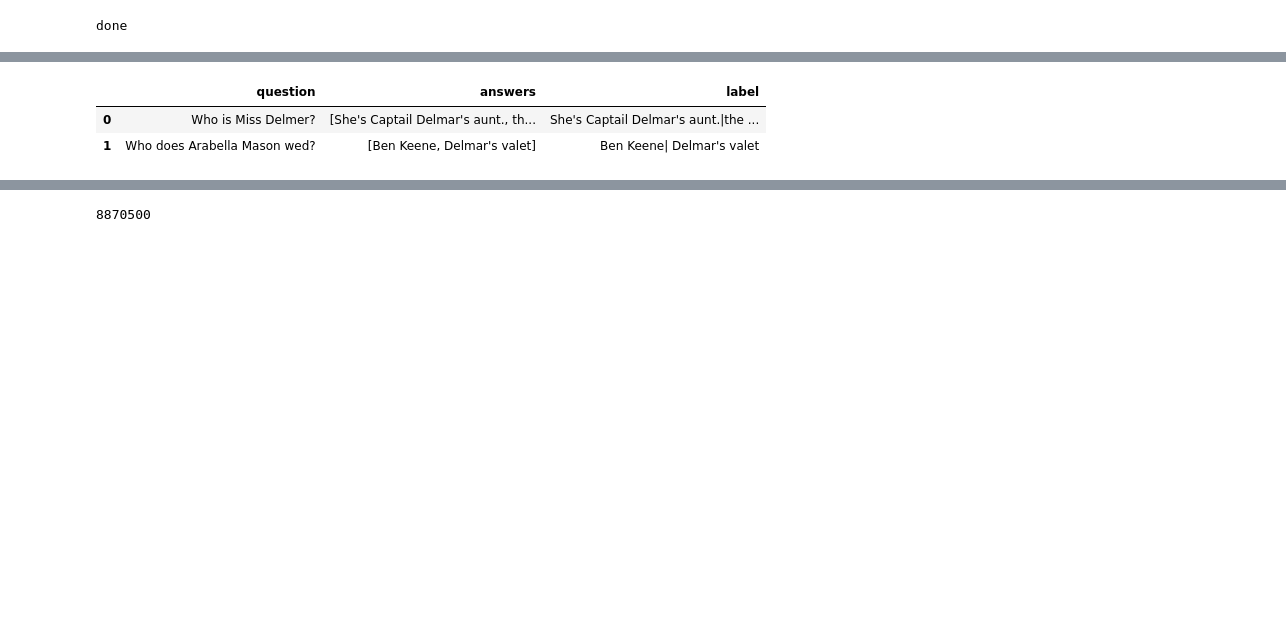
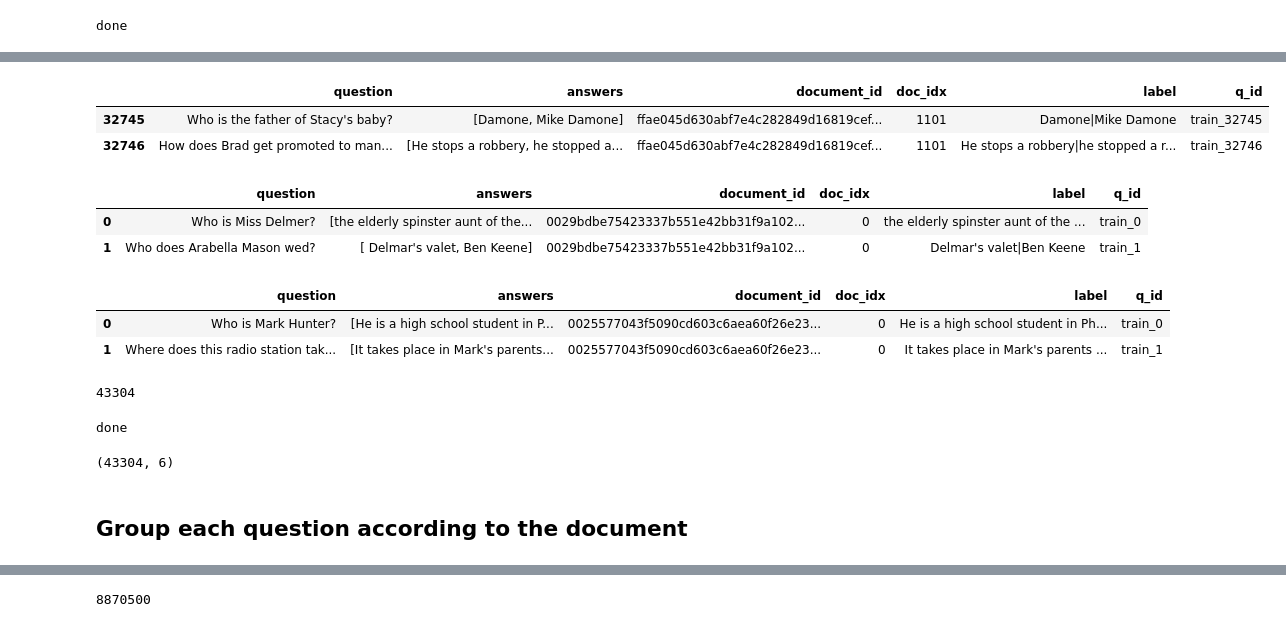
Before and after one commit to sam234990/ArchRAG, a Jupyter notebook: dataset/narrativeqa/process_dataset.ipynb, the cells around one changed output, grey strips where cells are left out. Saved outputs shown, nothing was run; the diff lists cells and outputs as text; code cells hidden in the pictures; blank space fills up the shorter version.

```diff
--- a/dataset/narrativeqa/process_dataset.ipynb
+++ b/dataset/narrativeqa/process_dataset.ipynb
@@ -199,6 +287,9 @@ print("done")
 done
 # %%
 import pandas as pd
+
+
+
 def get_qa(split_col):
     qa_list = []
     for data in tqdm(dataset[split_col], total=len(dataset[split_col])):
@@ -210,8 +301,12 @@ def get_qa(split_col):
             ans_list.extend(text)
         ans_list = list(set(ans_list))
         question_str = data["question"]["text"]
-        qa_list.append({"question": question_str, "answers": ans_list})
+        document_id = data['document']["id"]
+        qa_list.append({"question": question_str, "answers": ans_list, "document_id": document_id})
     qa_df = pd.DataFrame(qa_list)
     return qa_df
 
 qa_train = get_qa('train')
+qa_test = get_qa('test')
+
+qa_train.head(2)
@@ -217,0 +317,15 @@ qa_train = get_qa('train')
+# %%
+base_path = "/mnt/data/wangshu/hcarag/narrativeqa/data"
+
+train_base = base_path + "/train"
+test_base = base_path + "/test"
+train_info = pd.read_csv(train_base + "/doc_info.csv")
+test_info = pd.read_csv(test_base + "/doc_info.csv")
+train_map = dict(zip(train_info["doc_id"], train_info["doc_idx"]))
+test_map = dict(zip(test_info["doc_id"], test_info["doc_idx"]))
+
+print(train_info.head(2))
+
+qa_train["doc_idx"] = qa_train["document_id"].map(train_map)
+qa_test["doc_idx"] = qa_test["document_id"].map(test_map)
+qa_train.head(2)
@@ -218,18 +339,23 @@ qa_train = get_qa('train')
 # %%
 def process_gb_answer(x):
         if isinstance(x, list):
             return "|".join(map(str, x))
         elif isinstance(x, str):
             return x
 qa_train["label"] = qa_train["answers"].apply(process_gb_answer)
-
-
-file_path_save_qa = "/mnt/data/wangshu/hcarag/narrativeqa/dataset/narrativeqa.json"
-qa_train.to_json(file_path_save_qa, orient='records', lines=True )
-
-
-qa_train.head(2)
+qa_train['q_id'] = qa_train.apply(lambda row: f"train_{row.name}", axis=1)
+qa_train.tail(2)
 # %% [output]
-|  | question | answers | label |
-| 0 | Who is Miss Delmer? | [She's Captail Delmar's aunt., th... | She's Captail Delmar's aunt.|the ... |
-| 1 | Who does Arabella Mason wed? | [Ben Keene, Delmar's valet] | Ben Keene| Delmar's valet |
+|  | question | answers | document_id | doc_idx | label | q_id |
+| 32745 | Who is the father of Stacy's baby? | [Damone, Mike Damone] | ffae045d630abf7e4c282849d16819cef... | 1101 | Damone|Mike Damone | train_32745 |
+| 32746 | How does Brad get promoted to man... | [He stops a robbery, he stopped a... | ffae045d630abf7e4c282849d16819cef... | 1101 | He stops a robbery|he stopped a r... | train_32746 |
+# %%
+file_path_save_qa = "/mnt/data/wangshu/hcarag/narrativeqa/dataset/narrativeqa_train.json"
+qa_train.to_json(file_path_save_qa, orient='records', lines=True )
+
+
+qa_train.head(2)
+# %% [output]
+|  | question | answers | document_id | doc_idx | label | q_id |
+| 0 | Who is Miss Delmer? | [the elderly spinster aunt of the... | 0029bdbe75423337b551e42bb31f9a102... | 0 | the elderly spinster aunt of the ... | train_0 |
+| 1 | Who does Arabella Mason wed? | [ Delmar's valet, Ben Keene] | 0029bdbe75423337b551e42bb31f9a102... | 0 | Delmar's valet|Ben Keene | train_1 |
@@ -235,0 +368,23 @@ qa_train.head(2)
+# %%
+qa_test.head(2)
+# %% [output]
+|  | question | answers | document_id | doc_idx | label | q_id |
+| 0 | Who is Mark Hunter? | [He is a high school student in P... | 0025577043f5090cd603c6aea60f26e23... | 0 | He is a high school student in Ph... | train_0 |
+| 1 | Where does this radio station tak... | [It takes place in Mark's parents... | 0025577043f5090cd603c6aea60f26e23... | 0 | It takes place in Mark's parents ... | train_1 |
+# %%
+qa_train.shape[0] + qa_test.shape[0]
+# %% [output]
+43304
+# %%
+# combine two part
+
+qa_all = pd.concat([qa_train, qa_test], axis=0)
+file_path_save_qa_all = "/mnt/data/wangshu/hcarag/narrativeqa/dataset/narrativeqa_all.json"
+qa_all.to_json(file_path_save_qa_all, orient='records', lines=True)
+print("done")
+qa_all.shape
+# %% [output]
+done
+(43304, 6)
+# %% [markdown]
+## Group each question according to the document
```
Also changed, not shown: parts of 12 cells of this notebook, 31 other files.
